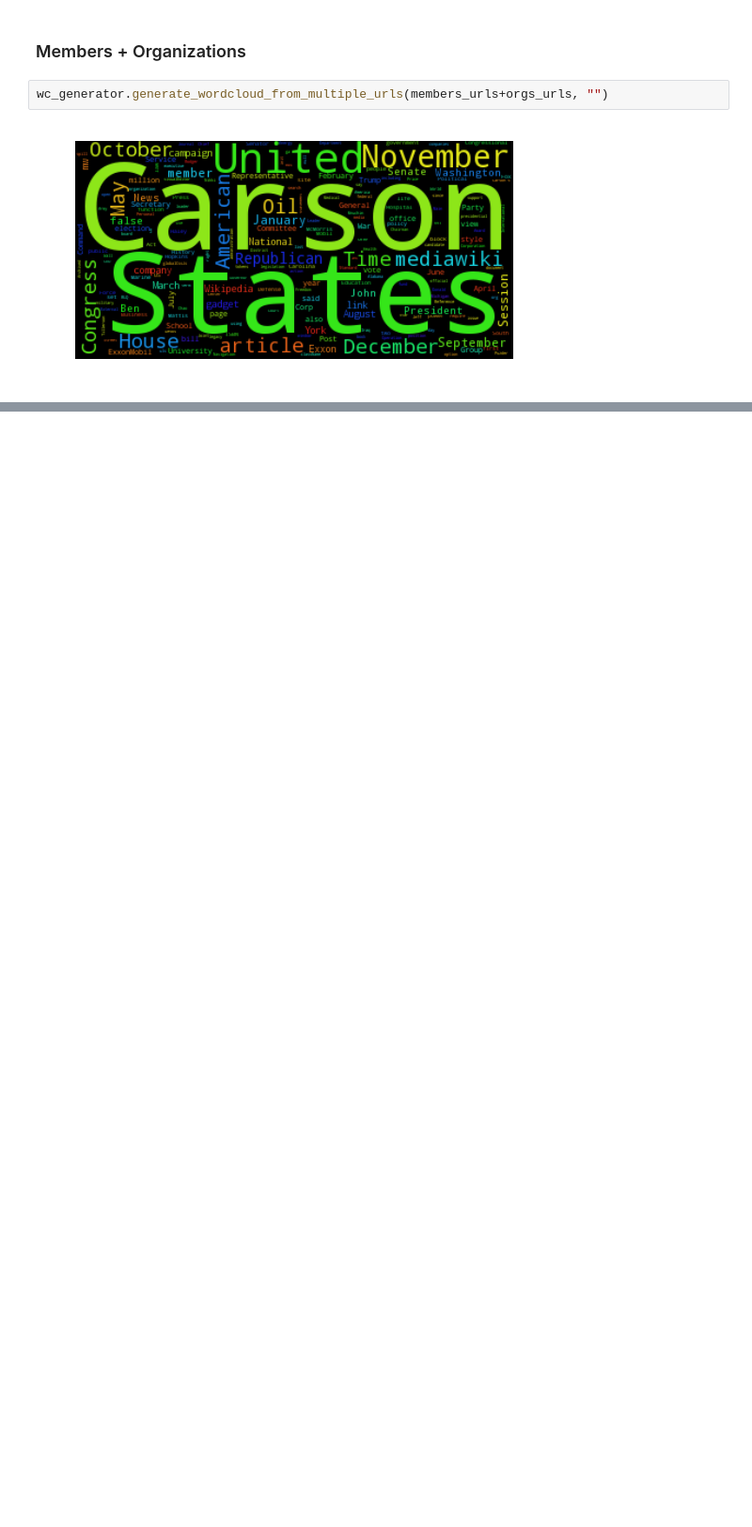
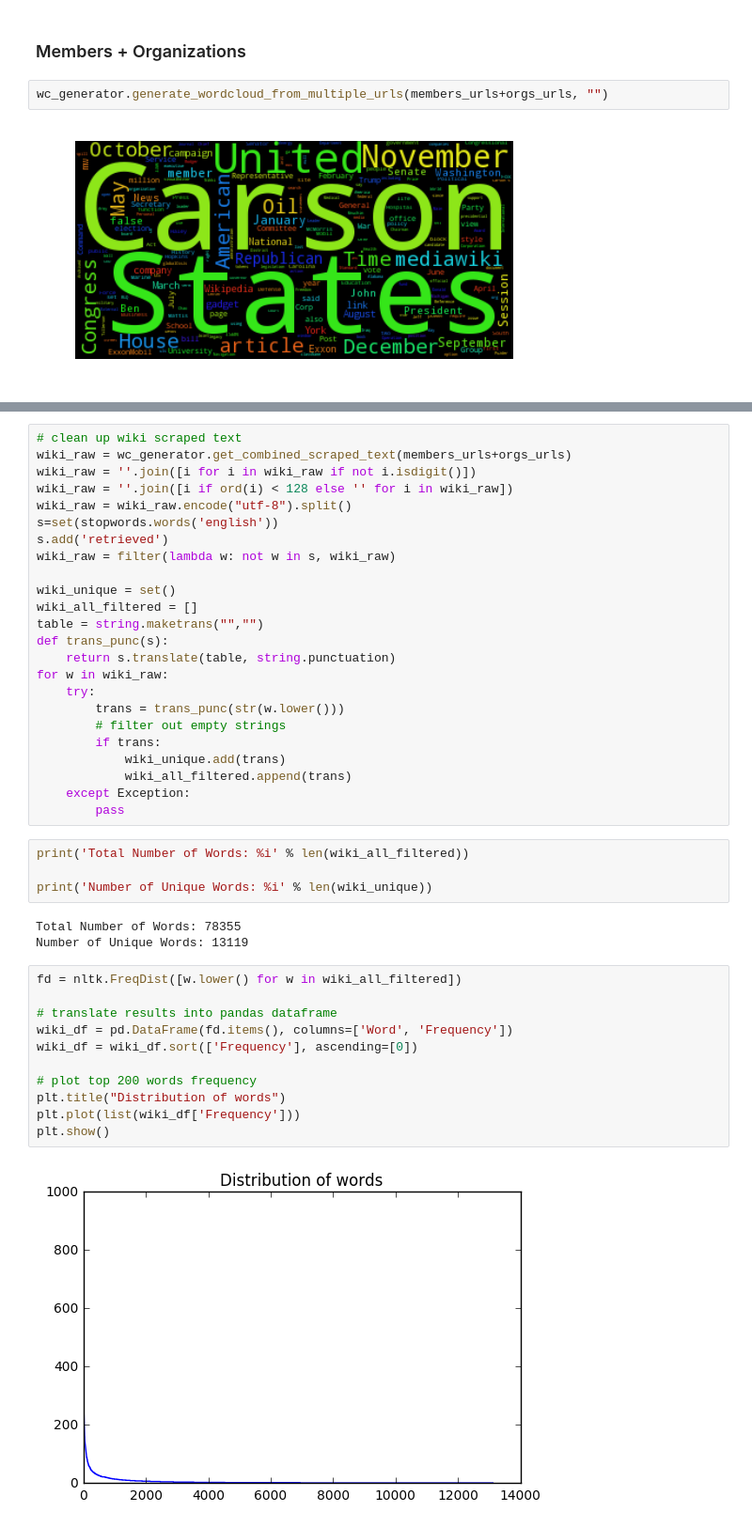
Before and after one commit to dwdii/social-pyramid, a Jupyter notebook: src/DittenhaferHink-DATA620-FinalProject.ipynb, the cells around one changed output, grey strips where cells are left out. Shown at 94% size. Drawn from its saved outputs; the diff is of its cells as text; blank space fills up the shorter version.

Commit message:
Generalized text analysis added to aggregated wiki text.  Zipf distribution shown.

```diff
--- a/src/DittenhaferHink-DATA620-FinalProject.ipynb
+++ b/src/DittenhaferHink-DATA620-FinalProject.ipynb
@@ -298,0 +309,44 @@ wc_generator.generate_wordcloud_from_multiple_urls(members_urls+orgs_urls, "")
+# %%
+# clean up wiki scraped text
+wiki_raw = wc_generator.get_combined_scraped_text(members_urls+orgs_urls)
+wiki_raw = ''.join([i for i in wiki_raw if not i.isdigit()])
+wiki_raw = ''.join([i if ord(i) < 128 else '' for i in wiki_raw])
+wiki_raw = wiki_raw.encode("utf-8").split()
+s=set(stopwords.words('english'))
+s.add('retrieved')
+wiki_raw = filter(lambda w: not w in s, wiki_raw)
+
+wiki_unique = set()
+wiki_all_filtered = []
+table = string.maketrans("","")
+def trans_punc(s):
+    return s.translate(table, string.punctuation)
+for w in wiki_raw:
+    try:
+        trans = trans_punc(str(w.lower()))
+        # filter out empty strings
+        if trans:
+            wiki_unique.add(trans)
+            wiki_all_filtered.append(trans)
+    except Exception:
+        pass
+# %%
+print('Total Number of Words: %i' % len(wiki_all_filtered))
+
+print('Number of Unique Words: %i' % len(wiki_unique))
+# %% [output]
+Total Number of Words: 78355
+Number of Unique Words: 13119
+# %%
+fd = nltk.FreqDist([w.lower() for w in wiki_all_filtered])
+
+# translate results into pandas dataframe
+wiki_df = pd.DataFrame(fd.items(), columns=['Word', 'Frequency'])
+wiki_df = wiki_df.sort(['Frequency'], ascending=[0])
+
+# plot top 200 words frequency
+plt.title("Distribution of words")
+plt.plot(list(wiki_df['Frequency']))
+plt.show()
+# %% [output]
+[figure, added]
```
Also changed, not shown: parts of 7 cells of this notebook, 1 other file.
